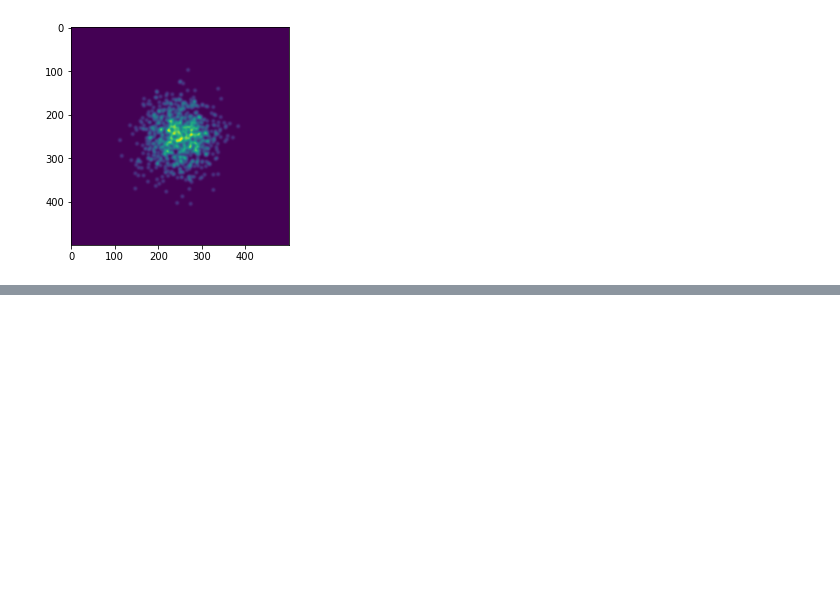
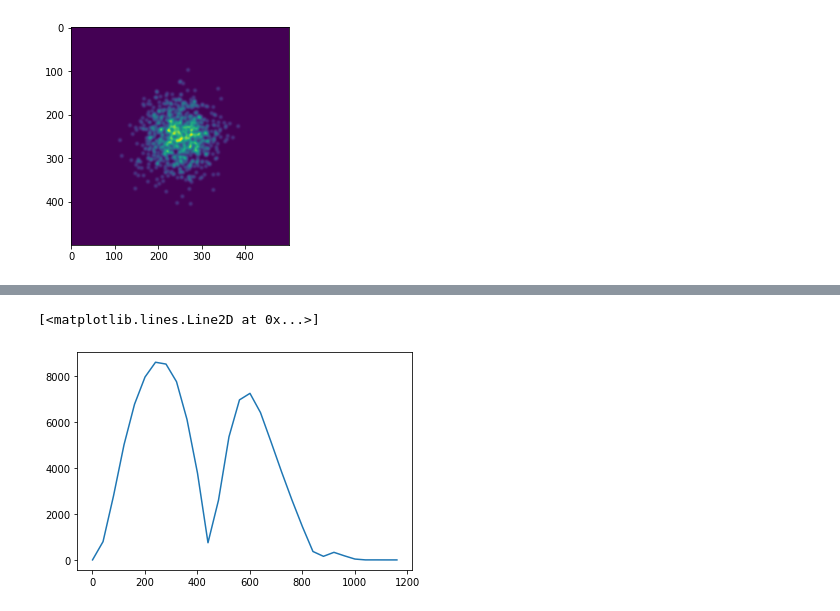
Before and after one commit to lukas-judith/spatial-point-pattern-analysis, a Jupyter notebook: toy_data_studies.ipynb, the cells around one changed output, grey strips where cells are left out. Drawn from its saved outputs; the diff is of its cells as text; code cells hidden in the pictures; blank space fills up the shorter version.

```diff
--- a/toy_data_studies.ipynb
+++ b/toy_data_studies.ipynb
@@ -438,0 +518,6 @@ plt.show()
+# %%
+
+plt.plot(ts, Ks)
+# %% [output]
+[<matplotlib.lines.Line2D at 0x...>]
+[figure, added]
```
Also changed, not shown: parts of 13 cells of this notebook, 9 other files.
